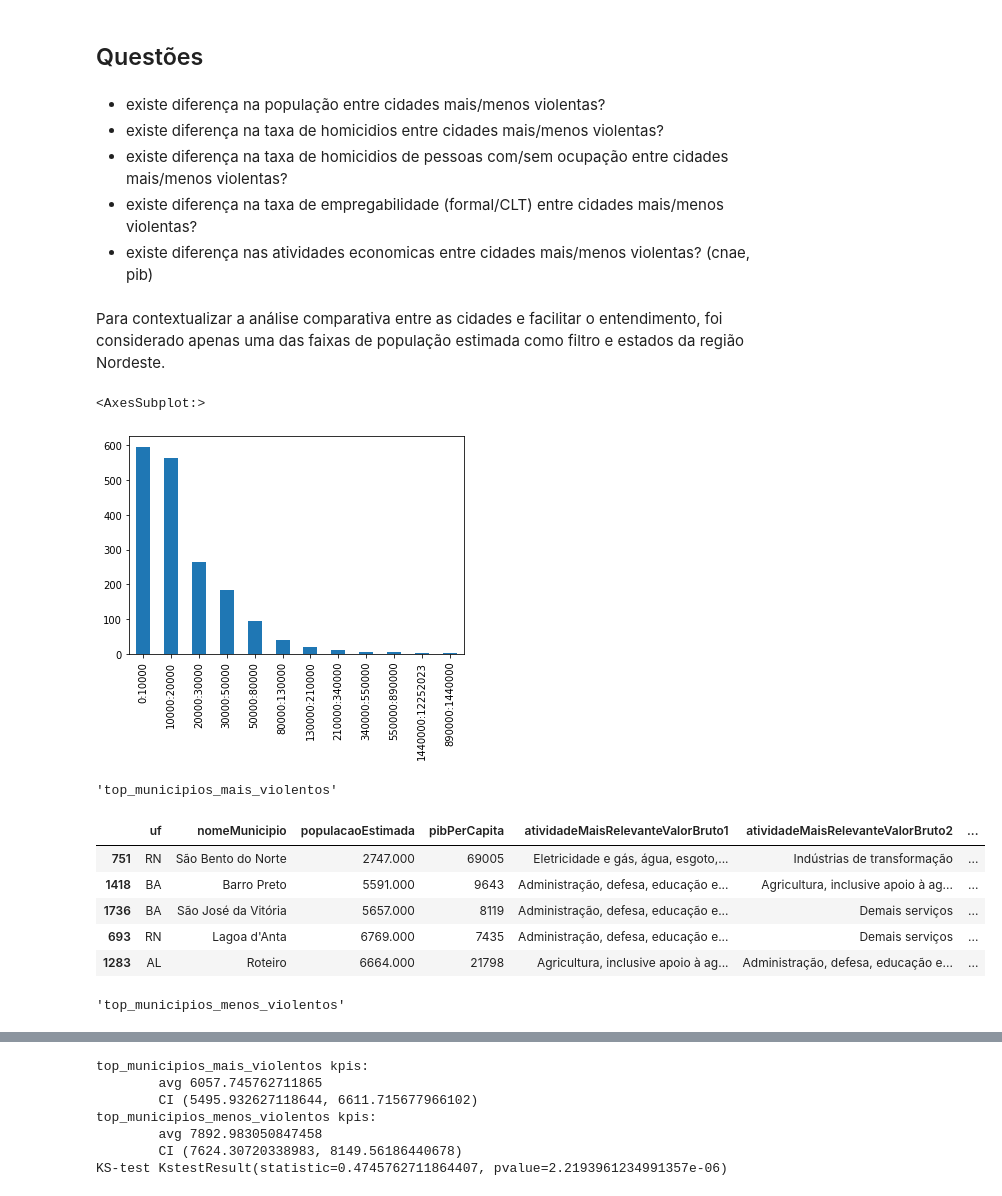
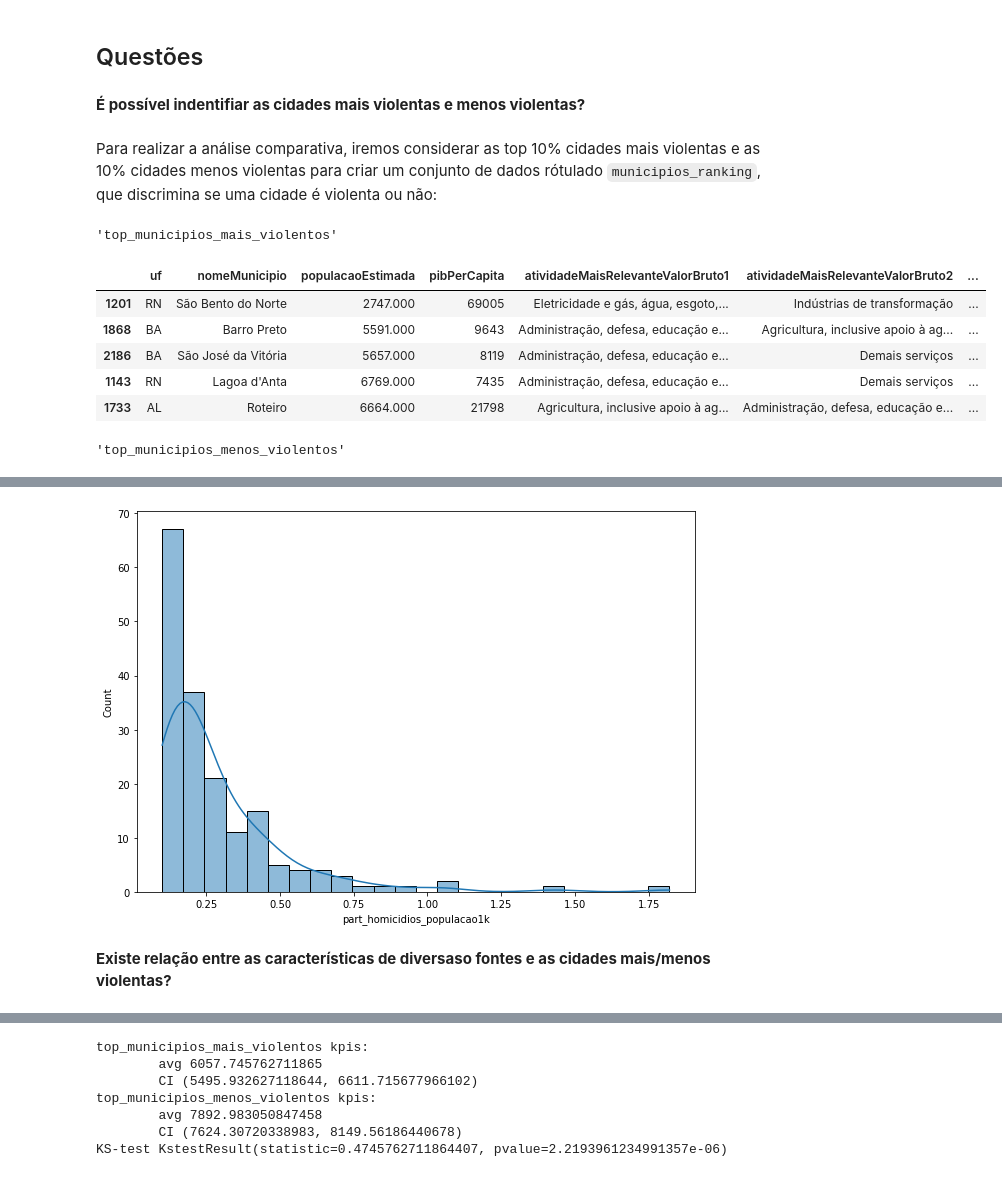
Before and after one commit to dunfrey/BCG-GAMMA-Challenge-2021, a Jupyter notebook: notebooks/2_data_understanding (1.3.1).ipynb, the cells around one changed output, grey strips where cells are left out. Saved outputs shown, nothing was run; the diff lists cells and outputs as text; code cells hidden in the pictures.

```diff
--- a/notebooks/2_data_understanding (1.3.1).ipynb
+++ b/notebooks/2_data_understanding (1.3.1).ipynb
@@ -32,6 +54,5 @@ UFS = ['AL', 'BA', 'CE', 'MA', 'PB', 'PE', 'PI', 'RN', 'SE']
 # %%
-municipio = pd.read_parquet('../data/handled/ibge_municipio.parquet')
-municipio = municipio[(municipio['uf'].isin(UFS))]
+municipio_features_slice = pd.read_parquet('../data/handled/municipio_features_slice.parquet')
 
-inspect(municipio);
+inspect(municipio_features_slice);
 # %% [output]
@@ -313,23 +91,10 @@ municipio_features[municipio_features['populacaoEstimada'] >= 100000].sort_value
 # %% [markdown]
 ## Questões
-# %% [markdown]
-- existe diferença na população entre cidades mais/menos violentas?
-- existe diferença na taxa de homicidios entre cidades mais/menos violentas?
-- existe diferença na taxa de homicidios de pessoas com/sem ocupação entre cidades mais/menos violentas?
-- existe diferença na taxa de empregabilidade (formal/CLT) entre cidades mais/menos violentas?
-- existe diferença nas atividades economicas entre cidades mais/menos violentas? (cnae, pib)
-# %% [markdown]
-Para contextualizar a análise comparativa entre as cidades e facilitar o entendimento, foi considerado apenas uma das faixas de população estimada como filtro e estados da região Nordeste.
-# %%
-# Distribuição de cidades por faixa de população Estimada
-municipio_populacao_estimada['faixaPopulacaoEstimada'].value_counts().plot(kind='bar')
-# %% [output]
-<AxesSubplot:>
-[figure, removed]
+# %% [markdown]
+**É possível indentifiar as cidades mais violentas e menos violentas?**
+# %% [markdown]
+Para realizar a análise comparativa, iremos considerar as top 10% cidades mais violentas e as 10% cidades menos violentas para criar um conjunto de dados rótulado `municipios_ranking`, que discrimina se uma cidade é violenta ou não:
 # %%
-# Usando as top 10% cidades mais violentas e menos violentas para criar um conjunto de dados rótulado (municipios_ranking),
-# que discrimina se uma cidade é violenta ou não.
-
 cols_selection = [
     'uf',
     'nomeMunicipio',
@@ -344,15 +109,11 @@ cols_selection = [
     'part_homicidios_com_ocupacao',
     'part_funcionarios_populacao1k',
     'part_homicidios_populacao1k',
+    'nivelHomicidiosPopulacao1k'
 ]
 
-faixa_populacao = '0:10000'
-
 municipio_features_slice = (
-    municipio_features[
-        (municipio_features['faixaPopulacaoEstimada'] == faixa_populacao)
-        & (municipio_features['uf'].isin(UFS))
-    ][cols_selection]
+    municipio_features_slice[cols_selection]
 )
 
 rank_size = int(len(municipio_features_slice) * 0.1)
@@ -360,37 +121,39 @@ rank_size = int(len(municipio_features_slice) * 0.1)
 rank_col = 'part_homicidios_populacao1k'
 
 target_col = 'violento'
 
 top_municipios_mais_violentos = rank(
     municipio_features_slice,
     feature_col=rank_col,
     n=rank_size
 )
 
 top_municipios_menos_violentos = rank(
     municipio_features_slice,
     feature_col=rank_col,
     n=rank_size,
     ascending=True
 )
 
 top_municipios_mais_violentos[target_col] = True
 top_municipios_menos_violentos[target_col] = False
 
 municipios_ranking = pd.concat(
     [top_municipios_mais_violentos, top_municipios_menos_violentos],
     axis=0
 )
 
+mg.plot_hist(municipio_features_slice, 'part_homicidios_populacao1k')
+
 display('top_municipios_mais_violentos', top_municipios_mais_violentos.head(5))
 display('top_municipios_menos_violentos', top_municipios_menos_violentos.head(5))
 # %% [output]
 'top_municipios_mais_violentos'
 |  | uf | nomeMunicipio | populacaoEstimada | pibPerCapita | atividadeMaisRelevanteValorBruto1 | atividadeMaisRelevanteValorBruto2 | ... |
-| 751 | RN | São Bento do Norte | 2747.000 | 69005 | Eletricidade e gás, água, esgoto,... | Indústrias de transformação | ... |
-| 1418 | BA | Barro Preto | 5591.000 | 9643 | Administração, defesa, educação e... | Agricultura, inclusive apoio à ag... | ... |
-| 1736 | BA | São José da Vitória | 5657.000 | 8119 | Administração, defesa, educação e... | Demais serviços | ... |
-| 693 | RN | Lagoa d'Anta | 6769.000 | 7435 | Administração, defesa, educação e... | Demais serviços | ... |
-| 1283 | AL | Roteiro | 6664.000 | 21798 | Agricultura, inclusive apoio à ag... | Administração, defesa, educação e... | ... |
+| 1201 | RN | São Bento do Norte | 2747.000 | 69005 | Eletricidade e gás, água, esgoto,... | Indústrias de transformação | ... |
+| 1868 | BA | Barro Preto | 5591.000 | 9643 | Administração, defesa, educação e... | Agricultura, inclusive apoio à ag... | ... |
+| 2186 | BA | São José da Vitória | 5657.000 | 8119 | Administração, defesa, educação e... | Demais serviços | ... |
+| 1143 | RN | Lagoa d'Anta | 6769.000 | 7435 | Administração, defesa, educação e... | Demais serviços | ... |
+| 1733 | AL | Roteiro | 6664.000 | 21798 | Agricultura, inclusive apoio à ag... | Administração, defesa, educação e... | ... |
 'top_municipios_menos_violentos'
 |  | uf | nomeMunicipio | populacaoEstimada | pibPerCapita | atividadeMaisRelevanteValorBruto1 | atividadeMaisRelevanteValorBruto2 | ... |
@@ -401,0 +165,3 @@ display('top_municipios_menos_violentos', top_municipios_menos_violentos.head(5)
+[figure, added]
+# %% [markdown]
+**Existe relação entre as características de diversaso fontes e as cidades mais/menos violentas?**
```
Also changed, not shown: parts of 56 cells of this notebook, 5 other files.
